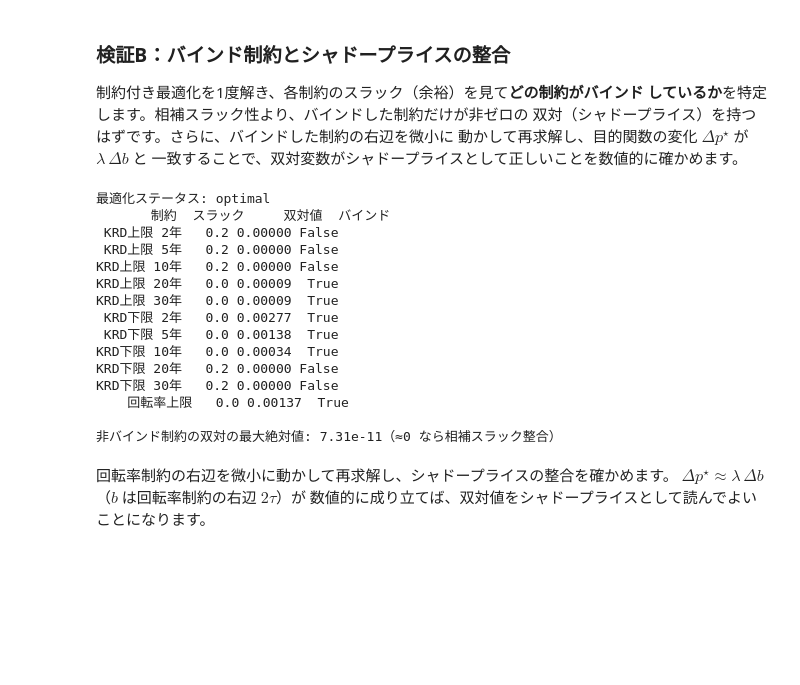
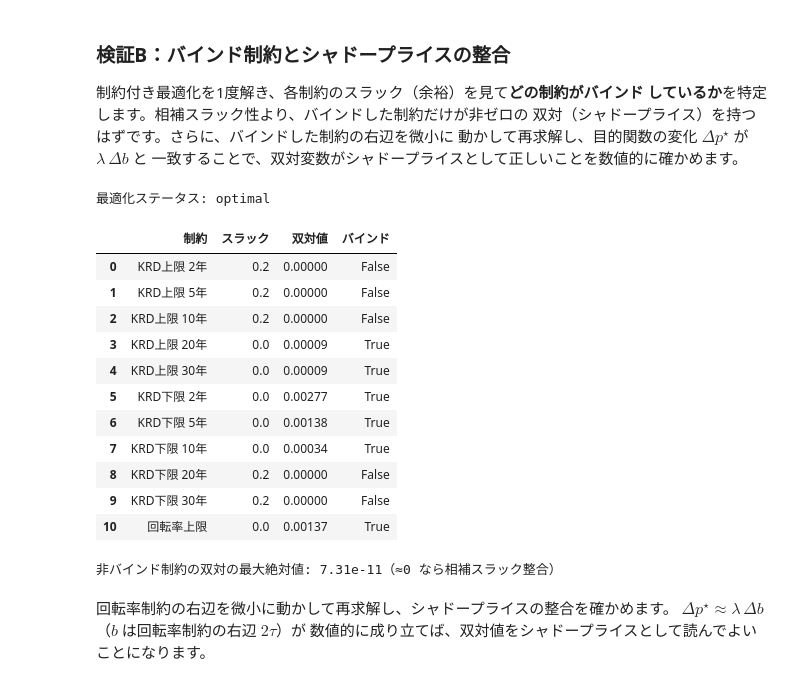
Before and after one commit to kojikojikojikoji/bond-quant-tutorials, a Jupyter notebook: notebooks/S10_ポートフォリオ/nb_1003_債券ポートフォリオ最適化.ipynb, the cells around one changed output. Saved outputs shown, nothing was run; the diff lists cells and outputs as text; code cells hidden in the pictures; blank space fills up the shorter version.

```diff
--- a/notebooks/S10_ポートフォリオ/nb_1003_債券ポートフォリオ最適化.ipynb
+++ b/notebooks/S10_ポートフォリオ/nb_1003_債券ポートフォリオ最適化.ipynb
@@ -480,48 +480,47 @@ w0 = np.full(model["ids"].size, 1.0 / model["ids"].size)   # 等ウェイトの
 sol = solve_max_yield(model, w0, krd_band=0.1, turnover=0.20)
 print("最適化ステータス:", sol["status"])
 
 # 各制約のスラックを計算してバインドを判定する。
 K = model["krd"]
 krd_p = K.T @ sol["w"]
 krd_b = K.T @ w0
 slack_up = sol["krd_band"] - (krd_p - krd_b)     # c_krd_up の余裕
 slack_dn = sol["krd_band"] - (krd_b - krd_p)     # c_krd_dn の余裕
 slack_turn = 2.0 * sol["turnover"] - float(np.sum(np.abs(sol["w"] - w0)))
 
 TOL = 1e-6
 bind = pd.DataFrame({
     "制約": [f"KRD上限 {int(t)}年" for t in KEY_TENORS]
              + [f"KRD下限 {int(t)}年" for t in KEY_TENORS] + ["回転率上限"],
     "スラック": np.concatenate([slack_up, slack_dn, [slack_turn]]),
     "双対値": np.concatenate([
         np.atleast_1d(sol["c_krd_up"].dual_value),
         np.atleast_1d(sol["c_krd_dn"].dual_value),
         [float(np.atleast_1d(sol["c_turn"].dual_value)[0])],
     ]),
 })
 bind["バインド"] = bind["スラック"].abs() < 1e-5
-print(bind.round(5).to_string(index=False))
+display(bind.round(5))
 
 # 相補スラック：バインドしていない制約の双対はほぼゼロ。
 non_binding = bind.loc[~bind["バインド"], "双対値"].abs().max()
 print(f"\n非バインド制約の双対の最大絶対値: {non_binding:.2e}（≈0 なら相補スラック整合）")
 assert non_binding < 1e-4, "非バインド制約の双対が0でない（相補スラック違反）"
 # %% [output]
 最適化ステータス: optimal
-       制約  スラック     双対値  バインド
- KRD上限 2年   0.2 0.00000 False
- KRD上限 5年   0.2 0.00000 False
-KRD上限 10年   0.2 0.00000 False
-KRD上限 20年   0.0 0.00009  True
-KRD上限 30年   0.0 0.00009  True
- KRD下限 2年   0.0 0.00277  True
- KRD下限 5年   0.0 0.00138  True
-KRD下限 10年   0.0 0.00034  True
-KRD下限 20年   0.2 0.00000 False
-KRD下限 30年   0.2 0.00000 False
-    回転率上限   0.0 0.00137  True
-
-非バインド制約の双対の最大絶対値: 7.31e-11（≈0 なら相補スラック整合）
+|  | 制約 | スラック | 双対値 | バインド |
+| 0 | KRD上限 2年 | 0.2 | 0.00000 | False |
+| 1 | KRD上限 5年 | 0.2 | 0.00000 | False |
+| 2 | KRD上限 10年 | 0.2 | 0.00000 | False |
+| 3 | KRD上限 20年 | 0.0 | 0.00009 | True |
+| 4 | KRD上限 30年 | 0.0 | 0.00009 | True |
+| 5 | KRD下限 2年 | 0.0 | 0.00277 | True |
+| 6 | KRD下限 5年 | 0.0 | 0.00138 | True |
+| 7 | KRD下限 10年 | 0.0 | 0.00034 | True |
+| 8 | KRD下限 20年 | 0.2 | 0.00000 | False |
+| 9 | KRD下限 30年 | 0.2 | 0.00000 | False |
+| 10 | 回転率上限 | 0.0 | 0.00137 | True |
+非バインド制約の双対の最大絶対値: 7.31e-11（≈0 なら相補スラック整合）
 # %% [markdown]
 回転率制約の右辺を微小に動かして再求解し、シャドープライスの整合を確かめます。
 $\Delta p^\star \approx \lambda\,\Delta b$（$b$ は回転率制約の右辺 $2\tau$）が
```
Also changed, not shown: parts of 2 cells of this notebook, 57 other files.
